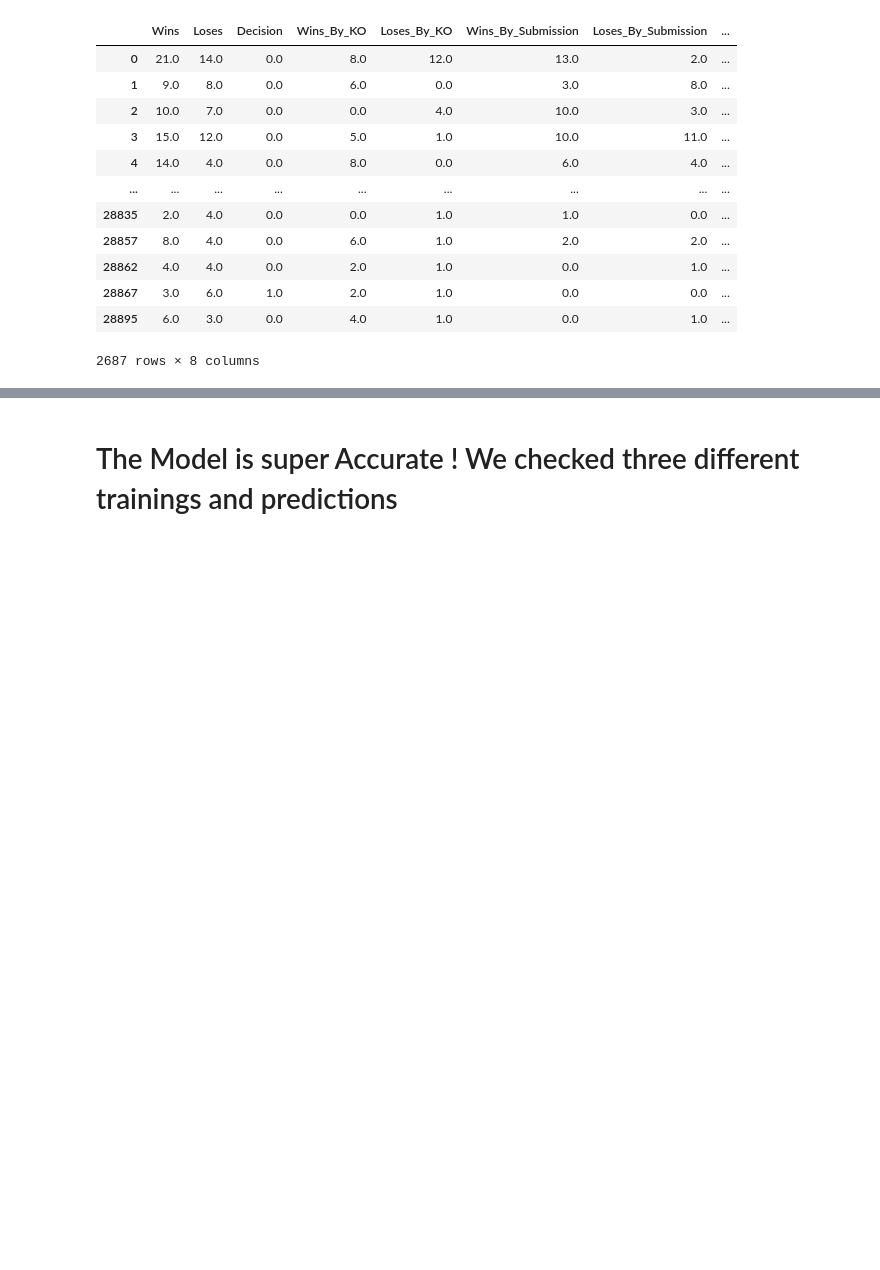
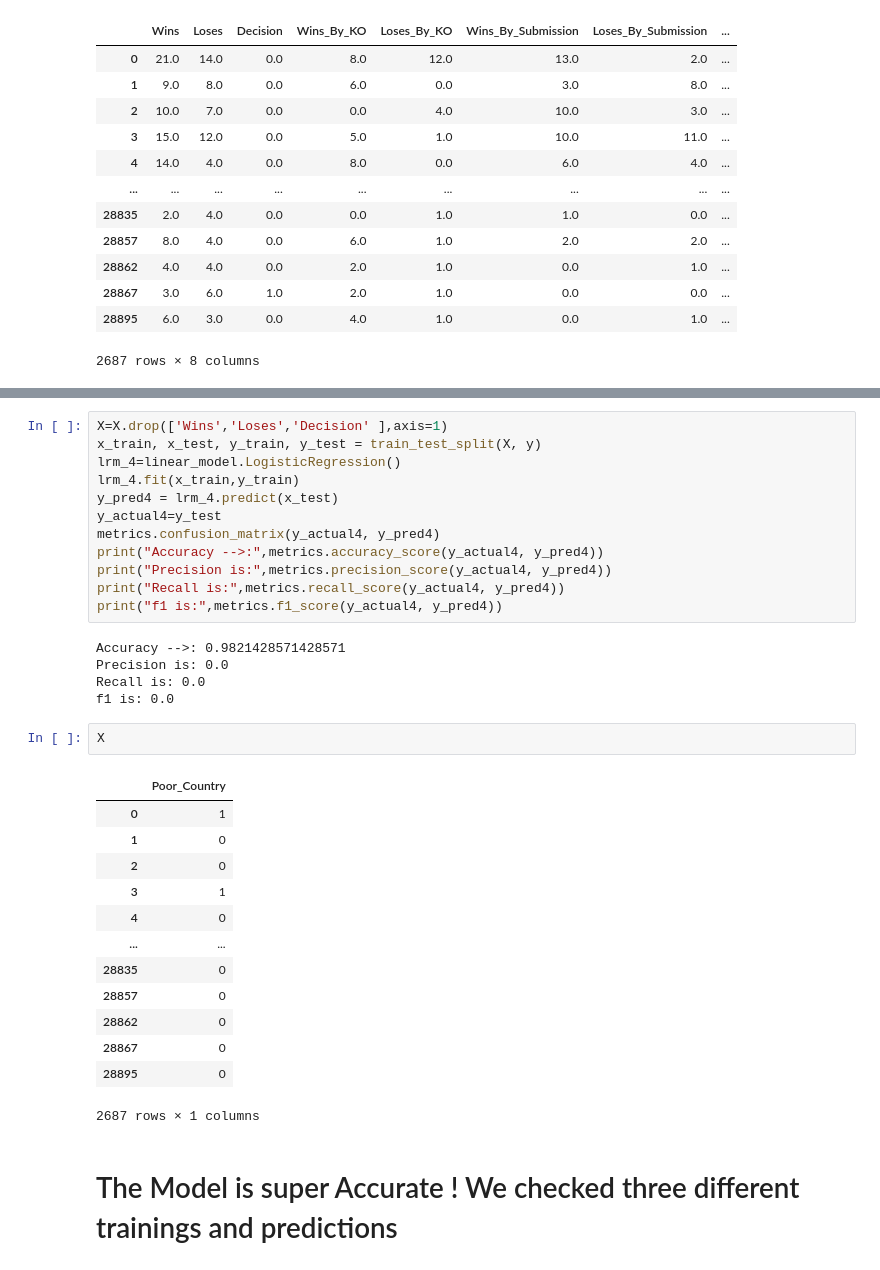
Before and after one commit to omriglevi/DataScience-Final, a Jupyter notebook: Data Science Final Project.ipynb, the cells around one changed output, grey strips where cells are left out. Drawn from its saved outputs; the diff is of its cells as text; blank space fills up the shorter version.

Commit message:
added some more test for the model

```diff
--- a/Data Science Final Project.ipynb
+++ b/Data Science Final Project.ipynb
@@ -742,2 +752,35 @@ f1 is: 0.23529411764705882
+# %%
+X=X.drop(['Wins','Loses','Decision' ],axis=1)
+x_train, x_test, y_train, y_test = train_test_split(X, y)
+lrm_4=linear_model.LogisticRegression()
+lrm_4.fit(x_train,y_train)
+y_pred4 = lrm_4.predict(x_test)
+y_actual4=y_test
+metrics.confusion_matrix(y_actual4, y_pred4)
+print("Accuracy -->:",metrics.accuracy_score(y_actual4, y_pred4))
+print("Precision is:",metrics.precision_score(y_actual4, y_pred4))
+print("Recall is:",metrics.recall_score(y_actual4, y_pred4))
+print("f1 is:",metrics.f1_score(y_actual4, y_pred4))
+# %% [output]
+Accuracy -->: 0.9821428571428571
+Precision is: 0.0
+Recall is: 0.0
+f1 is: 0.0
+# %%
+X
+# %% [output]
+|  | Poor_Country |
+| 0 | 1 |
+| 1 | 0 |
+| 2 | 0 |
+| 3 | 1 |
+| 4 | 0 |
+| ... | ... |
+| 28835 | 0 |
+| 28857 | 0 |
+| 28862 | 0 |
+| 28867 | 0 |
+| 28895 | 0 |
+2687 rows × 1 columns
 # %% [markdown]
 <h1> The Model is super Accurate ! We checked three different trainings and predictions</h1>
```
Also changed, not shown: parts of 7 cells of this notebook.
